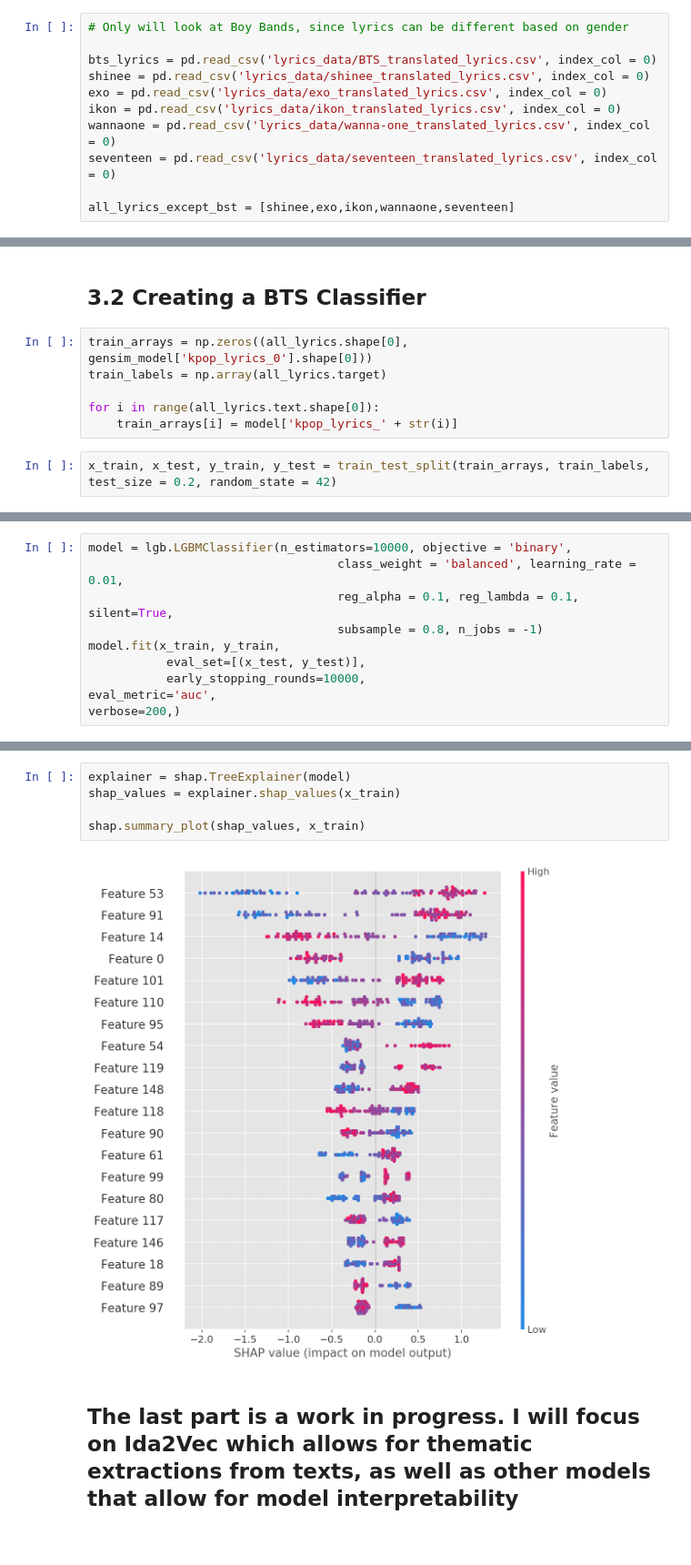
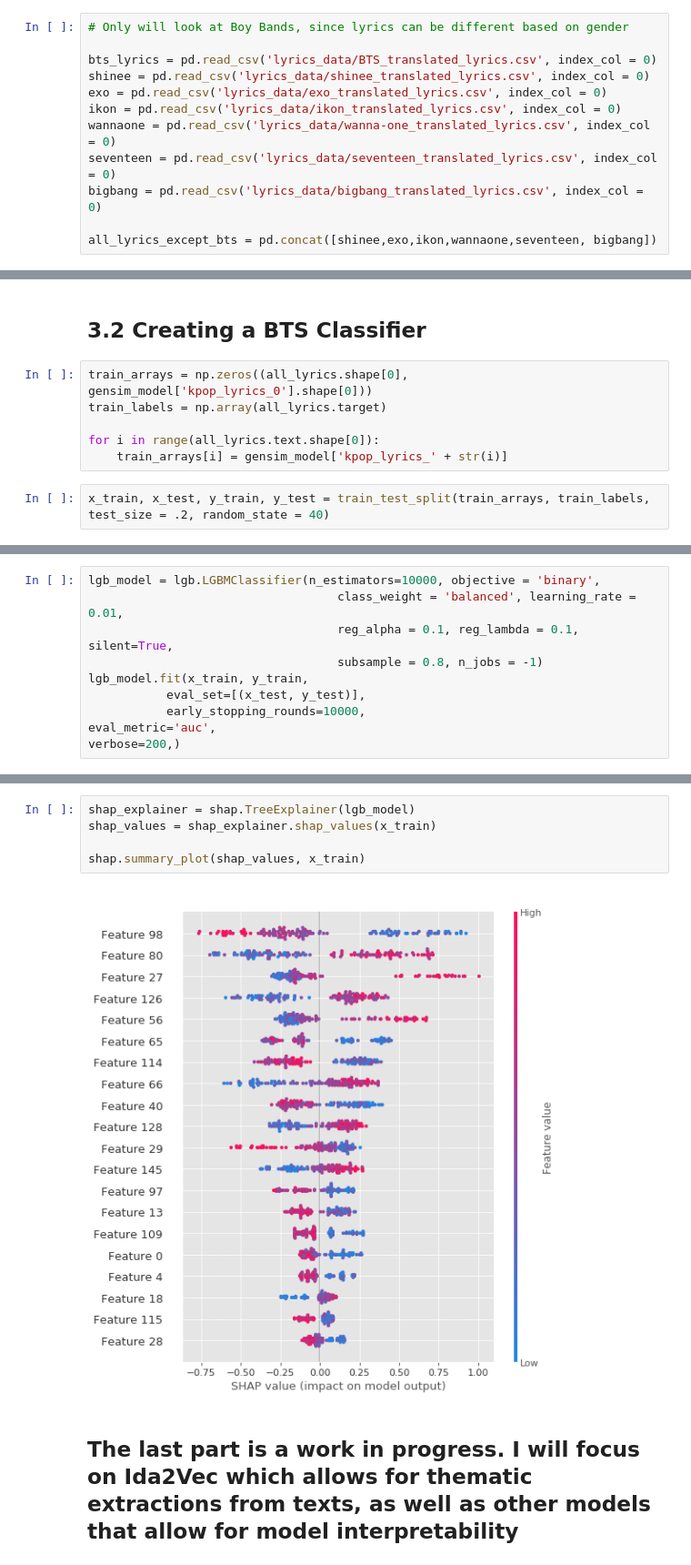
Before and after one commit to haebichan/kpopclassifier, a Jupyter notebook: KpopClassifier.ipynb, the cells around one changed output, grey strips where cells are left out. Shown at 91% size. Drawn from its saved outputs; the diff is of its cells as text.

```diff
--- a/KpopClassifier.ipynb
+++ b/KpopClassifier.ipynb
@@ -374,8 +377,9 @@ exo = pd.read_csv('lyrics_data/exo_translated_lyrics.csv', index_col = 0)
 ikon = pd.read_csv('lyrics_data/ikon_translated_lyrics.csv', index_col = 0)
 wannaone = pd.read_csv('lyrics_data/wanna-one_translated_lyrics.csv', index_col = 0)
 seventeen = pd.read_csv('lyrics_data/seventeen_translated_lyrics.csv', index_col = 0)
+bigbang = pd.read_csv('lyrics_data/bigbang_translated_lyrics.csv', index_col = 0)
 
-all_lyrics_except_bst = [shinee,exo,ikon,wannaone,seventeen]
+all_lyrics_except_bts = pd.concat([shinee,exo,ikon,wannaone,seventeen, bigbang])
 # %%
 # again, a one-v-all approach
 
@@ -491,9 +497,9 @@ train_arrays = np.zeros((all_lyrics.shape[0], gensim_model['kpop_lyrics_0'].shap
 train_labels = np.array(all_lyrics.target)
 
 for i in range(all_lyrics.text.shape[0]):
-    train_arrays[i] = model['kpop_lyrics_' + str(i)]
+    train_arrays[i] = gensim_model['kpop_lyrics_' + str(i)]
 # %%
-x_train, x_test, y_train, y_test = train_test_split(train_arrays, train_labels, test_size = 0.2, random_state = 42)
+x_train, x_test, y_train, y_test = train_test_split(train_arrays, train_labels, test_size = .2, random_state = 40)
 # %%
 classifier = LogisticRegression()
 
@@ -513,9 +518,9 @@ accuracy_score(y_test,y_pred)
 # %%
-model = lgb.LGBMClassifier(n_estimators=10000, objective = 'binary',
+lgb_model = lgb.LGBMClassifier(n_estimators=10000, objective = 'binary',
                                    class_weight = 'balanced', learning_rate = 0.01,
                                    reg_alpha = 0.1, reg_lambda = 0.1, silent=True,
                                    subsample = 0.8, n_jobs = -1)
-model.fit(x_train, y_train,
+lgb_model.fit(x_train, y_train,
            eval_set=[(x_test, y_test)],
            early_stopping_rounds=10000,
 eval_metric='auc',
@@ -546,11 +551,11 @@ LGBMClassifier(boosting_type='gbdt', class_weight='balanced',
         reg_lambda=0.1, silent=True, subsample=0.8,
         subsample_for_bin=200000, subsample_freq=0)
 # %%
-explainer = shap.TreeExplainer(model)
-shap_values = explainer.shap_values(x_train)
+shap_explainer = shap.TreeExplainer(lgb_model)
+shap_values = shap_explainer.shap_values(x_train)
 
 shap.summary_plot(shap_values, x_train)
 # %% [output]
-[figure, old version]
+[figure, new version]
 # %% [markdown]
 ## The last part is a work in progress. I will focus on Ida2Vec which allows for thematic extractions from texts, as well as other models that allow for model interpretability
```
Also changed, not shown: parts of 44 cells of this notebook, 57 other files.
